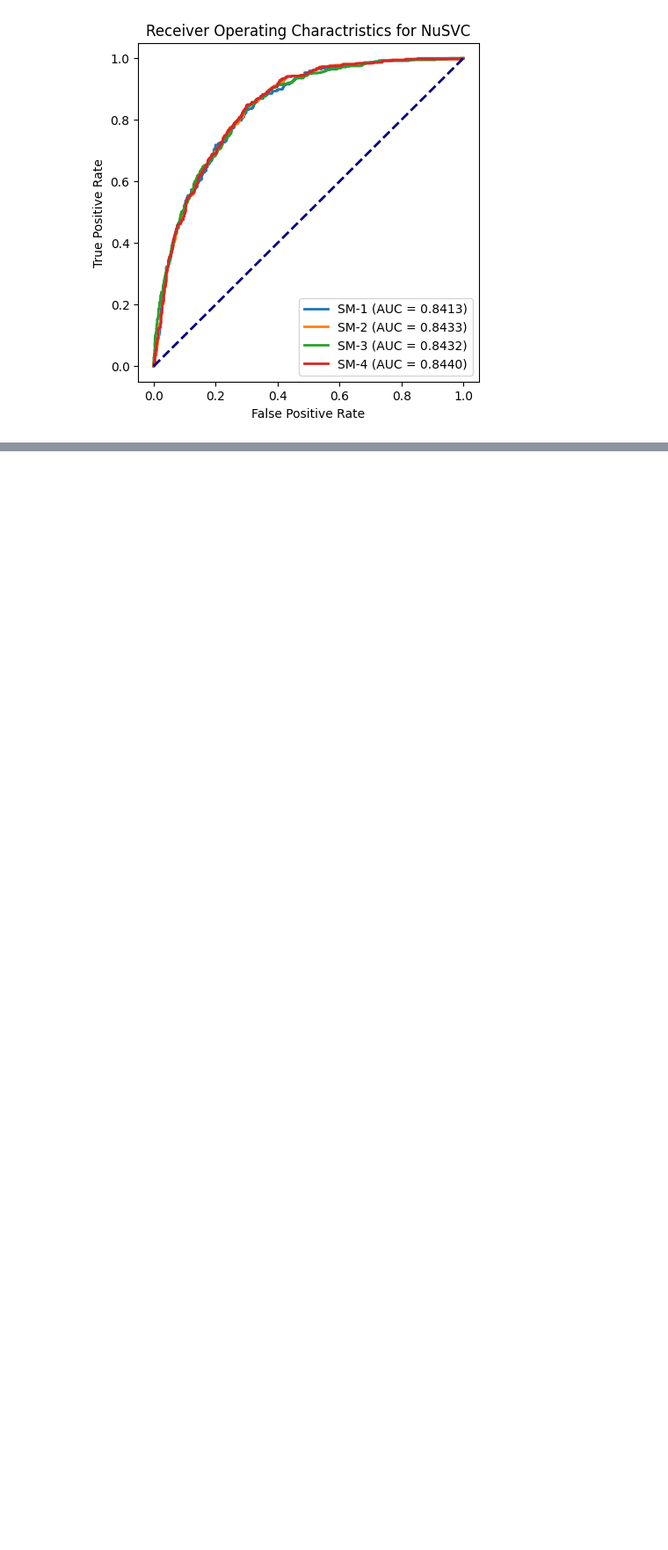
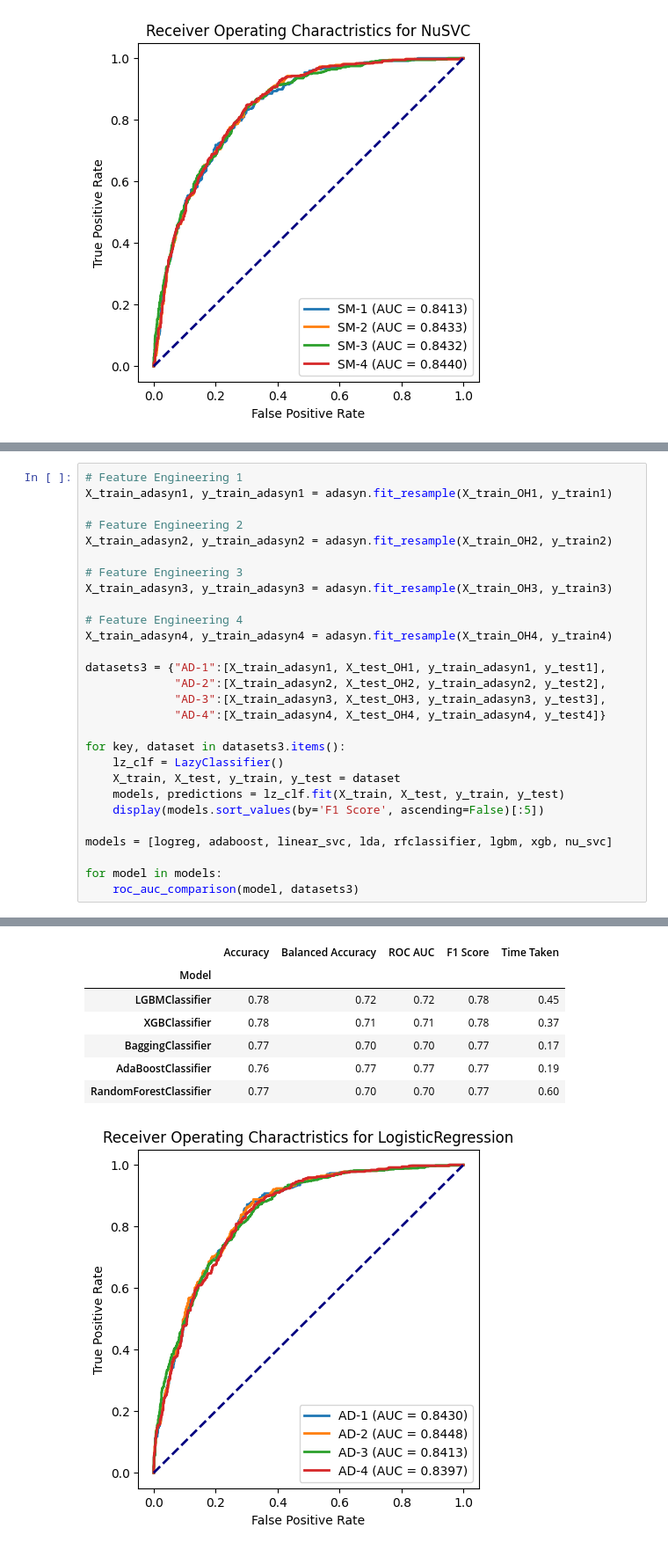
Before and after one commit to ge0rgeth0mas/telco-customer-churn, a Jupyter notebook: telco_customer_churn/modeling/model_feature_selection.ipynb, the cells around one changed output, grey strips where cells are left out. Shown at 88% size. Cells and saved outputs as stored; diff of their text form; blank space fills up the shorter version.

Commit message:
Completed Model Selection and Feature Selection

```diff
--- a/telco_customer_churn/modeling/model_feature_selection.ipynb
+++ b/telco_customer_churn/modeling/model_feature_selection.ipynb
@@ -583,0 +586,29 @@ for model in models:
+# %%
+# Feature Engineering 1
+X_train_adasyn1, y_train_adasyn1 = adasyn.fit_resample(X_train_OH1, y_train1)
+
+# Feature Engineering 2
+X_train_adasyn2, y_train_adasyn2 = adasyn.fit_resample(X_train_OH2, y_train2)
+
+# Feature Engineering 3
+X_train_adasyn3, y_train_adasyn3 = adasyn.fit_resample(X_train_OH3, y_train3)
+
+# Feature Engineering 4
+X_train_adasyn4, y_train_adasyn4 = adasyn.fit_resample(X_train_OH4, y_train4)
+
+datasets3 = {"AD-1":[X_train_adasyn1, X_test_OH1, y_train_adasyn1, y_test1],
+             "AD-2":[X_train_adasyn2, X_test_OH2, y_train_adasyn2, y_test2],
+             "AD-3":[X_train_adasyn3, X_test_OH3, y_train_adasyn3, y_test3],
+             "AD-4":[X_train_adasyn4, X_test_OH4, y_train_adasyn4, y_test4]}
+
+for key, dataset in datasets3.items():
+    lz_clf = LazyClassifier()
+    X_train, X_test, y_train, y_test = dataset
+    models, predictions = lz_clf.fit(X_train, X_test, y_train, y_test)
+    display(models.sort_values(by='F1 Score', ascending=False)[:5])
+
+models = [logreg, adaboost, linear_svc, lda, rfclassifier, lgbm, xgb, nu_svc]
+
+for model in models:
+    roc_auc_comparison(model, datasets3)
+# %% [output]
@@ -583,0 +636,8 @@ for model in models:
+|  | Accuracy | Balanced Accuracy | ROC AUC | F1 Score | Time Taken |
+| Model |  |  |  |  |  |
+| LGBMClassifier | 0.78 | 0.72 | 0.72 | 0.78 | 0.45 |
+| XGBClassifier | 0.78 | 0.71 | 0.71 | 0.78 | 0.37 |
+| BaggingClassifier | 0.77 | 0.70 | 0.70 | 0.77 | 0.17 |
+| AdaBoostClassifier | 0.76 | 0.77 | 0.77 | 0.77 | 0.19 |
+| RandomForestClassifier | 0.77 | 0.70 | 0.70 | 0.77 | 0.60 |
+[figure, added]
```
Also changed, not shown: parts of 62 cells of this notebook, 2 other files.
